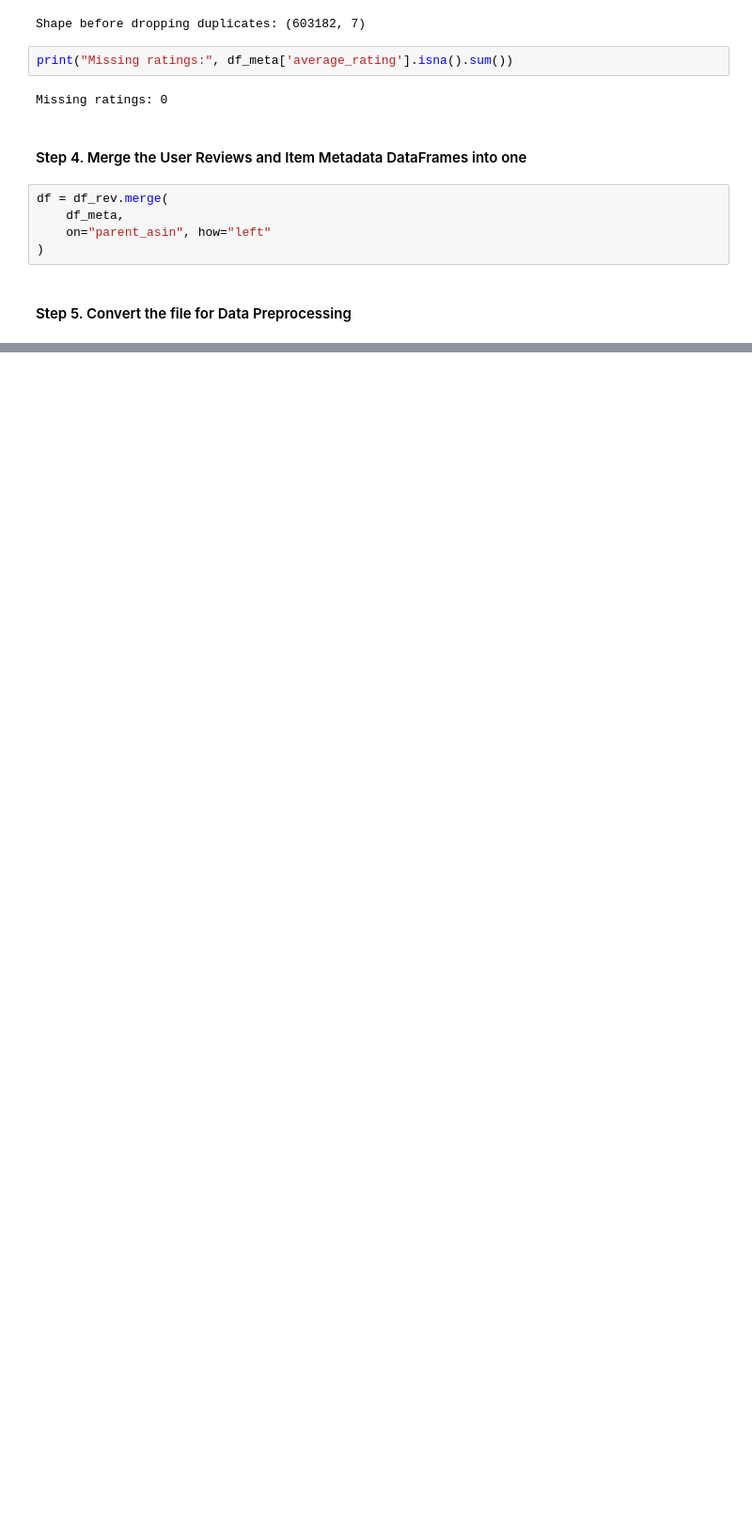
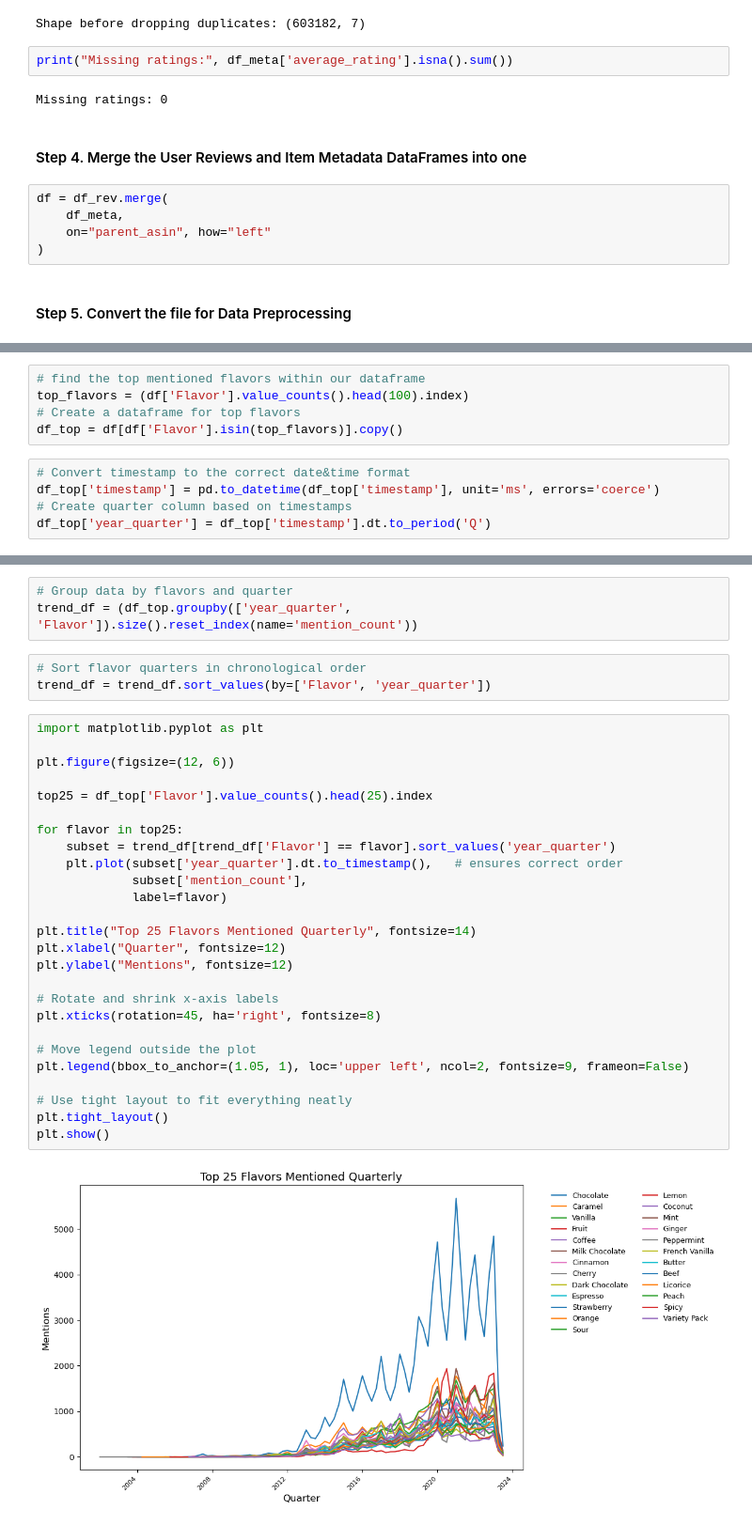
Before and after one commit to Nestle-1A-BTT/flavor-trend-prediction, a Jupyter notebook: Amazon_DataFrame.ipynb, the cells around one changed output, grey strips where cells are left out. Shown at 94% size. Cells and saved outputs as stored; diff of their text form; blank space fills up the shorter version.

Commit message:
Update Amazon_DataFrame.ipynb
extracted flavors and performed initial trend analysis by quarter

```diff
--- a/Amazon_DataFrame.ipynb
+++ b/Amazon_DataFrame.ipynb
@@ -192,0 +342,10 @@ print(f"Exported {total_chunks} parquet chunks")
+# %%
+# find the top mentioned flavors within our dataframe
+top_flavors = (df['Flavor'].value_counts().head(100).index)
+# Create a dataframe for top flavors
+df_top = df[df['Flavor'].isin(top_flavors)].copy()
+# %%
+# Convert timestamp to the correct date&time format
+df_top['timestamp'] = pd.to_datetime(df_top['timestamp'], unit='ms', errors='coerce')
+# Create quarter column based on timestamps
+df_top['year_quarter'] = df_top['timestamp'].dt.to_period('Q')
@@ -192,0 +361,34 @@ print(f"Exported {total_chunks} parquet chunks")
+# %%
+# Group data by flavors and quarter
+trend_df = (df_top.groupby(['year_quarter', 'Flavor']).size().reset_index(name='mention_count'))
+# %%
+# Sort flavor quarters in chronological order
+trend_df = trend_df.sort_values(by=['Flavor', 'year_quarter'])
+# %%
+import matplotlib.pyplot as plt
+
+plt.figure(figsize=(12, 6))
+
+top25 = df_top['Flavor'].value_counts().head(25).index
+
+for flavor in top25:
+    subset = trend_df[trend_df['Flavor'] == flavor].sort_values('year_quarter')
+    plt.plot(subset['year_quarter'].dt.to_timestamp(),   # ensures correct order
+             subset['mention_count'],
+             label=flavor)
+
+plt.title("Top 25 Flavors Mentioned Quarterly", fontsize=14)
+plt.xlabel("Quarter", fontsize=12)
+plt.ylabel("Mentions", fontsize=12)
+
+# Rotate and shrink x-axis labels
+plt.xticks(rotation=45, ha='right', fontsize=8)
+
+# Move legend outside the plot
+plt.legend(bbox_to_anchor=(1.05, 1), loc='upper left', ncol=2, fontsize=9, frameon=False)
+
+# Use tight layout to fit everything neatly
+plt.tight_layout()
+plt.show()
+# %% [output]
+[figure, added]
```
Also changed, not shown: parts of 24 cells of this notebook.
